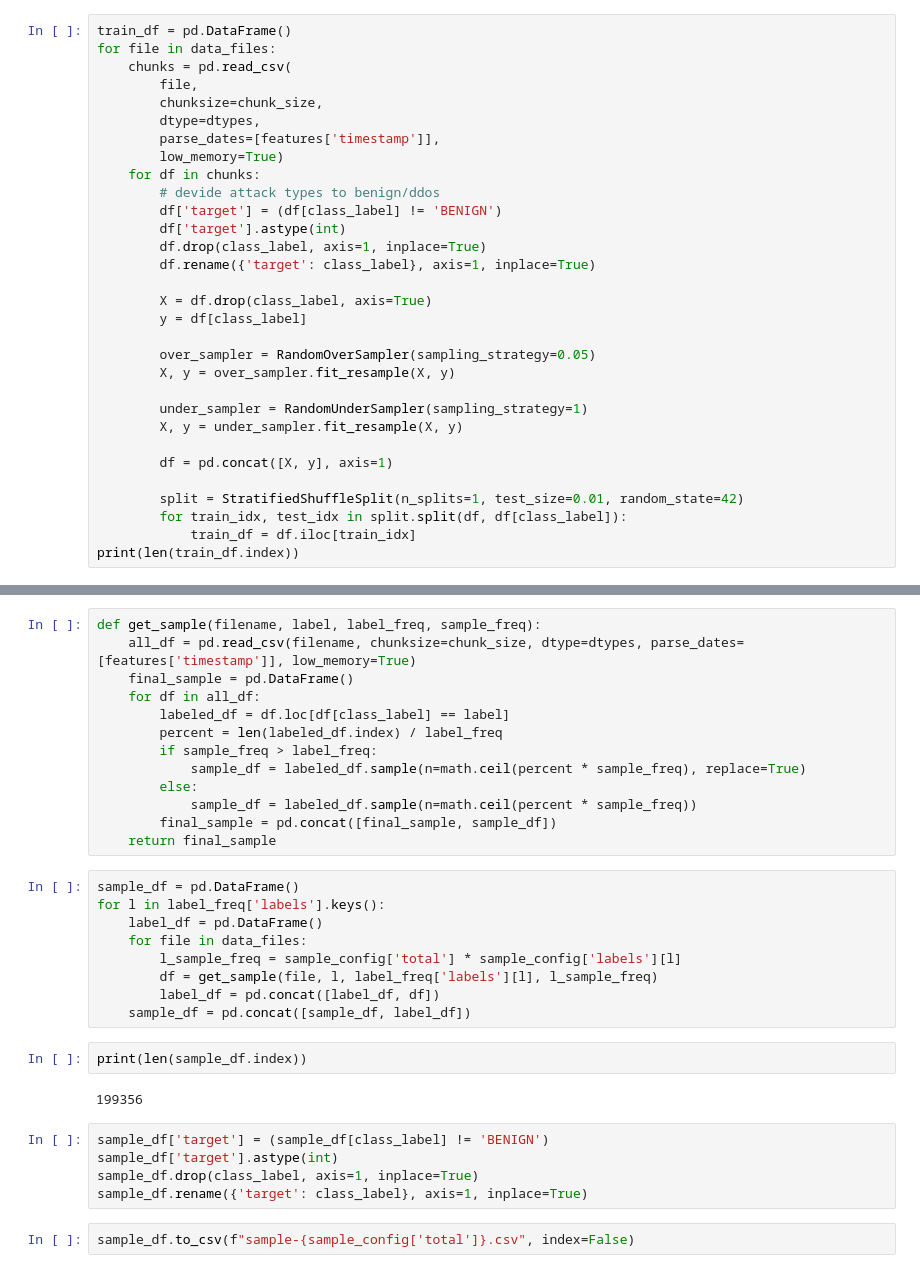
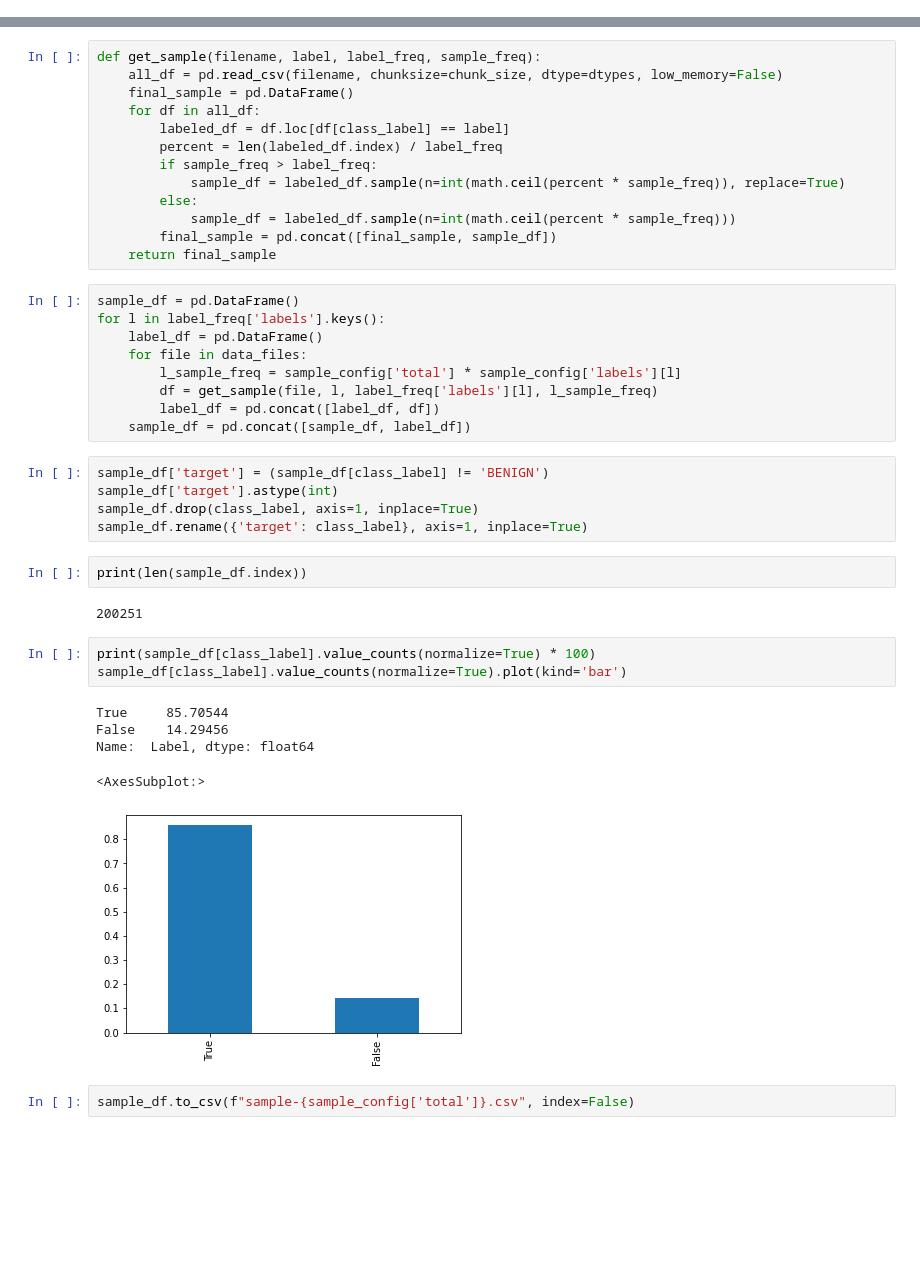
Before and after one commit to fatemehkarimi/network-attack-type-detection, a Jupyter notebook: src/dataset/sample.ipynb, the cells around one changed output, grey strips where cells are left out. Cells and saved outputs as stored; diff of their text form; blank space fills up the shorter version.

```diff
--- a/src/dataset/sample.ipynb
+++ b/src/dataset/sample.ipynb
@@ -16,34 +14,3 @@ chunk_size = int(data_config['chunk_size'])
 # %%
 data_files = ['./03-11/LDAP.csv', './03-11/MSSQL.csv', './03-11/NetBIOS.csv', './03-11/Portmap.csv',
               './03-11/Syn.csv', './03-11/UDP.csv', './03-11/UDPLag.csv']
-# %%
-train_df = pd.DataFrame()
-for file in data_files:
-    chunks = pd.read_csv(
-        file,
-        chunksize=chunk_size,
-        dtype=dtypes,
-        parse_dates=[features['timestamp']],
-        low_memory=True)
-    for df in chunks:
-        # devide attack types to benign/ddos
-        df['target'] = (df[class_label] != 'BENIGN')
-        df['target'].astype(int)
-        df.drop(class_label, axis=1, inplace=True)
-        df.rename({'target': class_label}, axis=1, inplace=True)
-
-        X = df.drop(class_label, axis=True)
-        y = df[class_label]
-
-        over_sampler = RandomOverSampler(sampling_strategy=0.05)
-        X, y = over_sampler.fit_resample(X, y)
-
-        under_sampler = RandomUnderSampler(sampling_strategy=1)
-        X, y = under_sampler.fit_resample(X, y)
-
-        df = pd.concat([X, y], axis=1)
-
-        split = StratifiedShuffleSplit(n_splits=1, test_size=0.01, random_state=42)
-        for train_idx, test_idx in split.split(df, df[class_label]):
-            train_df = df.iloc[train_idx]
-print(len(train_df.index))
@@ -77,14 +31,14 @@ print(sample_config)
 # %%
 def get_sample(filename, label, label_freq, sample_freq):
-    all_df = pd.read_csv(filename, chunksize=chunk_size, dtype=dtypes, parse_dates=[features['timestamp']], low_memory=True)
+    all_df = pd.read_csv(filename, chunksize=chunk_size, dtype=dtypes, low_memory=False)
     final_sample = pd.DataFrame()
     for df in all_df:
         labeled_df = df.loc[df[class_label] == label]
         percent = len(labeled_df.index) / label_freq
         if sample_freq > label_freq:
-            sample_df = labeled_df.sample(n=math.ceil(percent * sample_freq), replace=True)
+            sample_df = labeled_df.sample(n=int(math.ceil(percent * sample_freq)), replace=True)
         else:
-            sample_df = labeled_df.sample(n=math.ceil(percent * sample_freq))
+            sample_df = labeled_df.sample(n=int(math.ceil(percent * sample_freq)))
         final_sample = pd.concat([final_sample, sample_df])
     return final_sample
 # %%
@@ -96,14 +50,23 @@ for l in label_freq['labels'].keys():
         df = get_sample(file, l, label_freq['labels'][l], l_sample_freq)
         label_df = pd.concat([label_df, df])
     sample_df = pd.concat([sample_df, label_df])
-# %%
-print(len(sample_df.index))
-# %% [output]
-199356
 # %%
 sample_df['target'] = (sample_df[class_label] != 'BENIGN')
 sample_df['target'].astype(int)
 sample_df.drop(class_label, axis=1, inplace=True)
 sample_df.rename({'target': class_label}, axis=1, inplace=True)
+# %%
+print(len(sample_df.index))
+# %% [output]
+200251
+# %%
+print(sample_df[class_label].value_counts(normalize=True) * 100)
+sample_df[class_label].value_counts(normalize=True).plot(kind='bar')
+# %% [output]
+True     85.70544
+False    14.29456
+Name:  Label, dtype: float64
+<AxesSubplot:>
+[figure, new version]
 # %%
 sample_df.to_csv(f"sample-{sample_config['total']}.csv", index=False)
```
Also changed, not shown: parts of 5 cells of this notebook, 7 other files.
